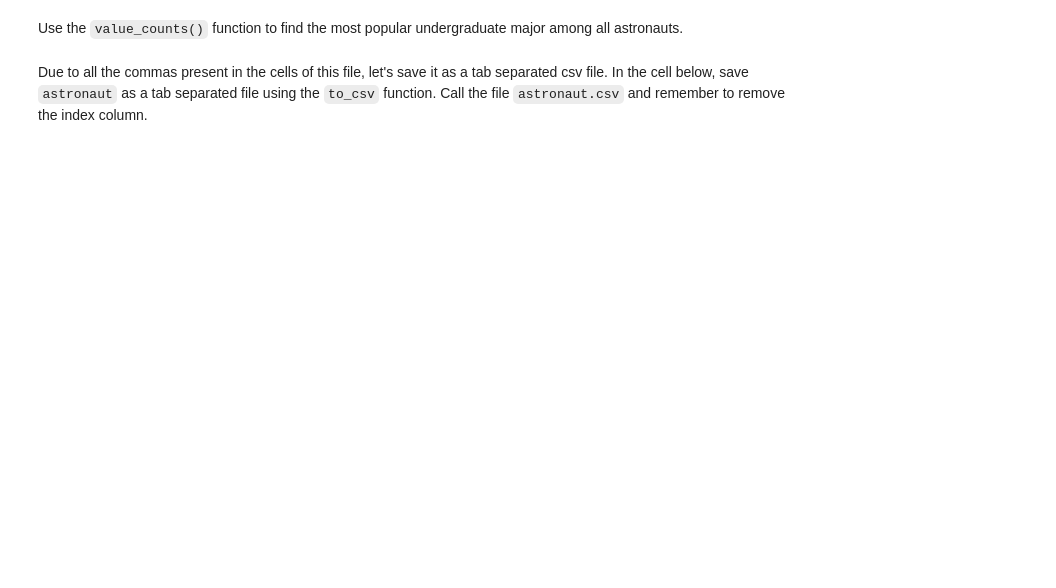
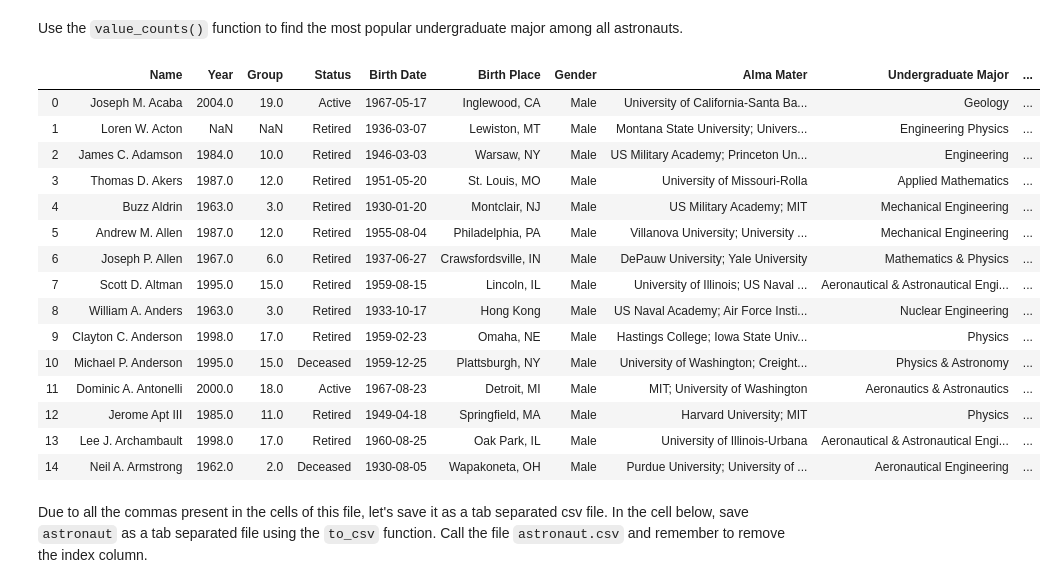
Before and after one commit to ta-data-lis/lab-import-export, a Jupyter notebook: your-code/main.ipynb, the cells around one changed output. Saved outputs shown, nothing was run; the diff lists cells and outputs as text; code cells hidden in the pictures; blank space fills up the shorter version.

```diff
--- a/your-code/main.ipynb
+++ b/your-code/main.ipynb
@@ -33,6 +56,8 @@ We can also use pandas to convert excel spreadsheets to dataframes. Let's use th
 Note: Make sure to install the `xlrd` library if it is not yet installed.
 # %%
 # Your code here:
+
+astronaut = pd.read_excel('astronauts.xls')
 # %% [markdown]
 Use the `head()` function to inspect the dataframe.
 # %%
@@ -41,5 +75,25 @@ Use the `head()` function to inspect the dataframe.
 Use the `value_counts()` function to find the most popular undergraduate major among all astronauts.
 # %%
 # Your code here:
+astronaut['Undergraduate Major'].value_counts()
+
+astronaut.head(15)
+# %% [output]
+|  | Name | Year | Group | Status | Birth Date | Birth Place | Gender | Alma Mater | Undergraduate Major | ... |
+| 0 | Joseph M. Acaba | 2004.0 | 19.0 | Active | 1967-05-17 | Inglewood, CA | Male | University of California-Santa Ba... | Geology | ... |
+| 1 | Loren W. Acton | NaN | NaN | Retired | 1936-03-07 | Lewiston, MT | Male | Montana State University; Univers... | Engineering Physics | ... |
+| 2 | James C. Adamson | 1984.0 | 10.0 | Retired | 1946-03-03 | Warsaw, NY | Male | US Military Academy; Princeton Un... | Engineering | ... |
+| 3 | Thomas D. Akers | 1987.0 | 12.0 | Retired | 1951-05-20 | St. Louis, MO | Male | University of Missouri-Rolla | Applied Mathematics | ... |
+| 4 | Buzz Aldrin | 1963.0 | 3.0 | Retired | 1930-01-20 | Montclair, NJ | Male | US Military Academy; MIT | Mechanical Engineering | ... |
+| 5 | Andrew M. Allen | 1987.0 | 12.0 | Retired | 1955-08-04 | Philadelphia, PA | Male | Villanova University; University ... | Mechanical Engineering | ... |
+| 6 | Joseph P. Allen | 1967.0 | 6.0 | Retired | 1937-06-27 | Crawsfordsville, IN | Male | DePauw University; Yale University | Mathematics & Physics | ... |
+| 7 | Scott D. Altman | 1995.0 | 15.0 | Retired | 1959-08-15 | Lincoln, IL | Male | University of Illinois; US Naval ... | Aeronautical & Astronautical Engi... | ... |
+| 8 | William A. Anders | 1963.0 | 3.0 | Retired | 1933-10-17 | Hong Kong | Male | US Naval Academy; Air Force Insti... | Nuclear Engineering | ... |
+| 9 | Clayton C. Anderson | 1998.0 | 17.0 | Retired | 1959-02-23 | Omaha, NE | Male | Hastings College; Iowa State Univ... | Physics | ... |
+| 10 | Michael P. Anderson | 1995.0 | 15.0 | Deceased | 1959-12-25 | Plattsburgh, NY | Male | University of Washington; Creight... | Physics & Astronomy | ... |
+| 11 | Dominic A. Antonelli | 2000.0 | 18.0 | Active | 1967-08-23 | Detroit, MI | Male | MIT; University of Washington | Aeronautics & Astronautics | ... |
+| 12 | Jerome Apt III | 1985.0 | 11.0 | Retired | 1949-04-18 | Springfield, MA | Male | Harvard University; MIT | Physics | ... |
+| 13 | Lee J. Archambault | 1998.0 | 17.0 | Retired | 1960-08-25 | Oak Park, IL | Male | University of Illinois-Urbana | Aeronautical & Astronautical Engi... | ... |
+| 14 | Neil A. Armstrong | 1962.0 | 2.0 | Deceased | 1930-08-05 | Wapakoneta, OH | Male | Purdue University; University of ... | Aeronautical Engineering | ... |
 # %% [markdown]
 Due to all the commas present in the cells of this file, let's save it as a tab separated csv file. In the cell below, save `astronaut` as a tab separated file using the `to_csv` function. Call the file `astronaut.csv` and remember to remove the index column.
```
Also changed, not shown: parts of 10 cells of this notebook, 3 other files.
